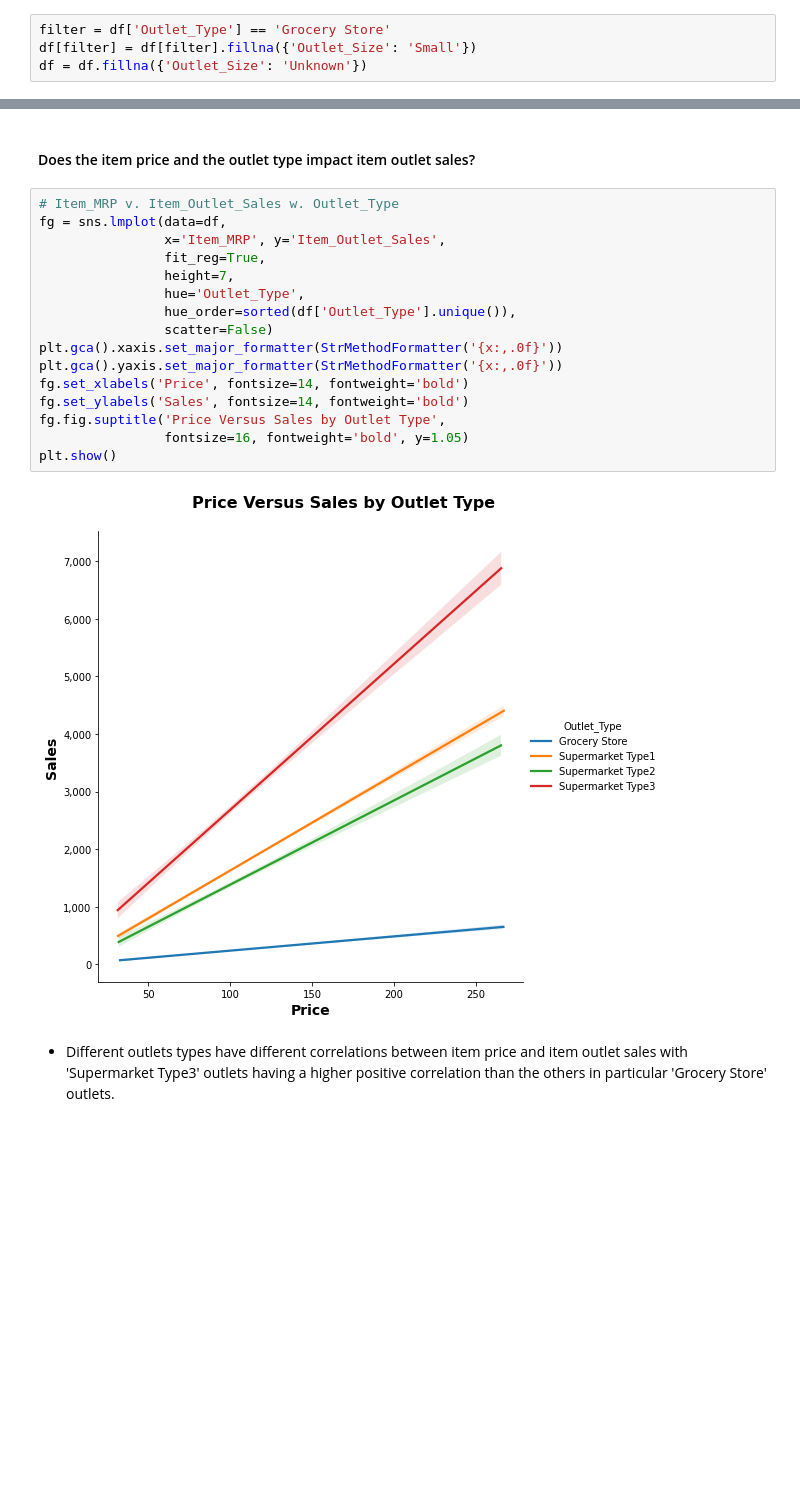
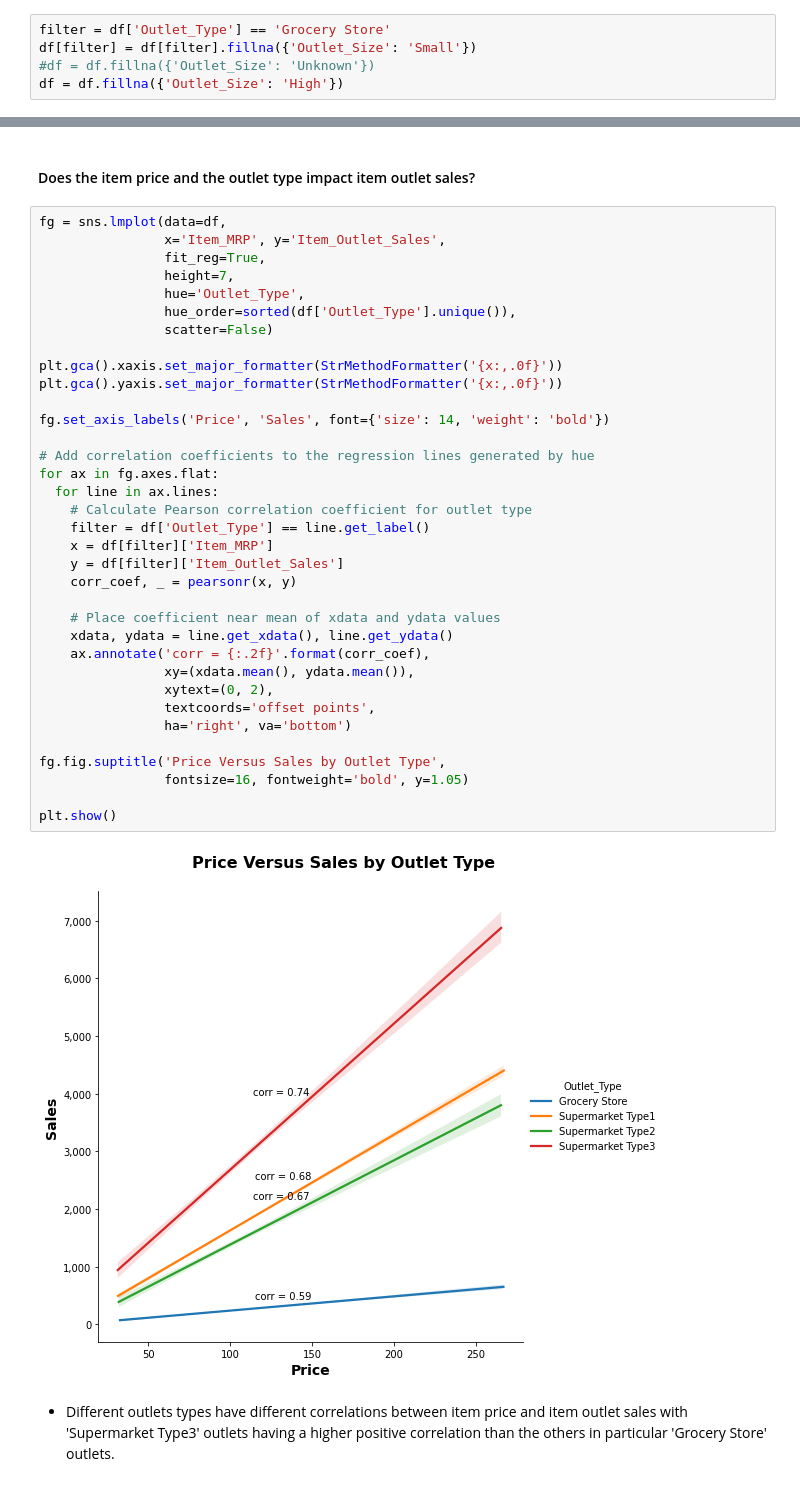
Before and after one commit to osluder/food-sales-predictions, a Jupyter notebook: sales_predictions.ipynb, the cells around one changed output, grey strips where cells are left out. Cells and saved outputs as stored; diff of their text form; blank space fills up the shorter version.

```diff
--- a/sales_predictions.ipynb
+++ b/sales_predictions.ipynb
@@ -372,7 +386,8 @@ dtype: int64
 # %%
 filter = df['Outlet_Type'] == 'Grocery Store'
 df[filter] = df[filter].fillna({'Outlet_Size': 'Small'})
-df = df.fillna({'Outlet_Size': 'Unknown'})
+#df = df.fillna({'Outlet_Size': 'Unknown'})
+df = df.fillna({'Outlet_Size': 'High'})
 # %% [markdown]
 Confirm there is no longer any missing data:
 # %%
@@ -829,23 +817,42 @@ For Part 4, your task is to build several data visualizations to help your stake
 # %% [markdown]
 #### Does the item price and the outlet type impact item outlet sales?
 # %%
-# Item_MRP v. Item_Outlet_Sales w. Outlet_Type
 fg = sns.lmplot(data=df,
                 x='Item_MRP', y='Item_Outlet_Sales',
                 fit_reg=True,
                 height=7,
                 hue='Outlet_Type',
                 hue_order=sorted(df['Outlet_Type'].unique()),
                 scatter=False)
+
 plt.gca().xaxis.set_major_formatter(StrMethodFormatter('{x:,.0f}'))
 plt.gca().yaxis.set_major_formatter(StrMethodFormatter('{x:,.0f}'))
-fg.set_xlabels('Price', fontsize=14, fontweight='bold')
-fg.set_ylabels('Sales', fontsize=14, fontweight='bold')
+
+fg.set_axis_labels('Price', 'Sales', font={'size': 14, 'weight': 'bold'})
+
+# Add correlation coefficients to the regression lines generated by hue
+for ax in fg.axes.flat:
+  for line in ax.lines:
+    # Calculate Pearson correlation coefficient for outlet type
+    filter = df['Outlet_Type'] == line.get_label()
+    x = df[filter]['Item_MRP']
+    y = df[filter]['Item_Outlet_Sales']
+    corr_coef, _ = pearsonr(x, y)
+
+    # Place coefficient near mean of xdata and ydata values
+    xdata, ydata = line.get_xdata(), line.get_ydata()
+    ax.annotate('corr = {:.2f}'.format(corr_coef),
+                xy=(xdata.mean(), ydata.mean()),
+                xytext=(0, 2),
+                textcoords='offset points',
+                ha='right', va='bottom')
+
 fg.fig.suptitle('Price Versus Sales by Outlet Type',
                 fontsize=16, fontweight='bold', y=1.05)
+
 plt.show()
 # %% [output]
-[figure, old version]
+[figure, new version]
 # %% [markdown]
 - Different outlets types have different correlations between item price and item outlet sales with 'Supermarket Type3' outlets having a higher positive correlation than the others in particular 'Grocery Store' outlets.
 # %%
```
Also changed, not shown: parts of 40 cells of this notebook.
